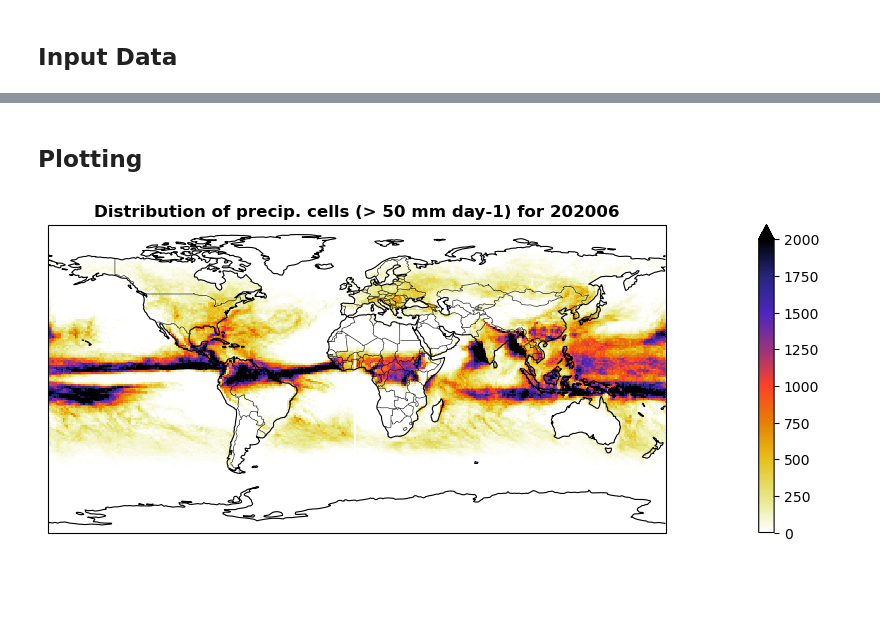
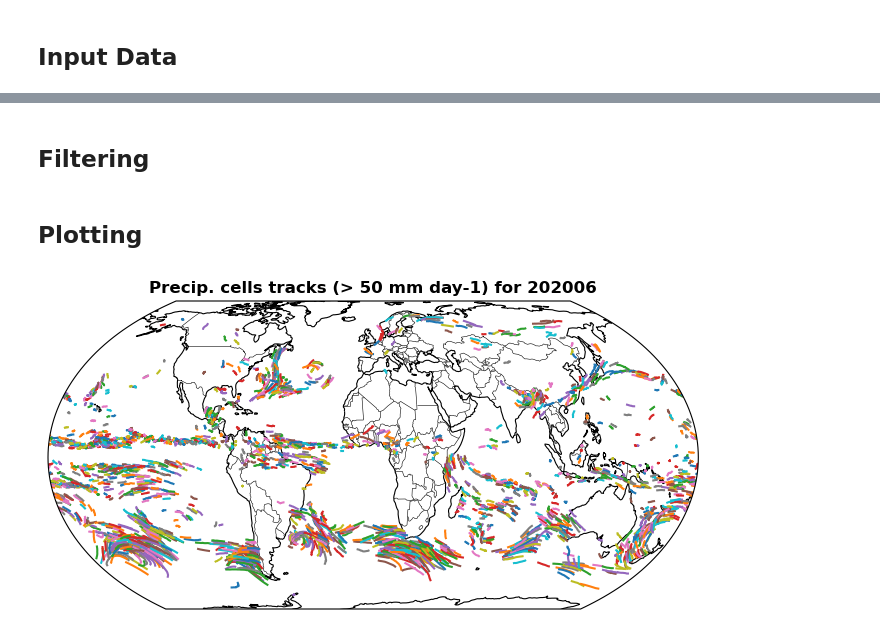
Before and after one commit to fsenf/proj.2025-05_oxford-hackathon, a Jupyter notebook: nbooks/09-Plot-Tracks-on_Map.ipynb, the cells around one changed output, grey strips where cells are left out. Drawn from its saved outputs; the diff is of its cells as text; code cells hidden in the pictures; blank space fills up the shorter version.

```diff
--- a/nbooks/09-Plot-Tracks-on_Map.ipynb
+++ b/nbooks/09-Plot-Tracks-on_Map.ipynb
@@ -81,24 +93,46 @@ count_totals_weighted = xr.DataArray(wt * counts, coords=[lat_bins[:-1], lon_bin
+# %%
+total95_cellindex = track_sum.cell[track_sum.total >= summed_total95_threshold]
+
+area95_cellindex = track_max.cell[track_max.area >= max_area95_threshold]
+
+lifetime95_cellindex = track_sum.cell[track_sum.ones >= lifetime95_threshold]
+# %% [markdown]
+## Filtering
+# %%
+def filter_features_with_cell_index(features, cell_index ):
+    dfilter = cell_index
+    d = features
+
+    # Extract the unique cell values from dfilter
+    filter_cells = set(dfilter.cell.values)
+
+    # Create a boolean mask for rows in the original dataset
+    mask = np.isin(d.cell, list(filter_cells))
+
+    selindex = d.index[mask]
+
+    # Apply the mask to filter the original dataset
+    d_filtered = d.sel(index = selindex)
+
+    return d_filtered
+# %%
+tracks_area_filtered = filter_features_with_cell_index( tracks, area95_cellindex )
+tracks_totals_filtered = filter_features_with_cell_index( tracks, total95_cellindex )
+tracks_lifetime_filtered = filter_features_with_cell_index( tracks, lifetime95_cellindex )
 # %% [markdown]
 ## Plotting
 # %%
 if interactive:
-    target_map = ccrs.PlateCarree()
+    target_map = ccrs.EqualEarth()
     fig, axs = plt.subplots(ncols=1, nrows = 1, subplot_kw={'projection': target_map}, figsize = (24,4))
     plt.sca( axs ) #[0] )
 
-
-    count_area_weighted.plot(x = 'longitude', y = 'latitude', cmap = plt.cm.CMRmap_r, vmax = 2000.,
-                       transform=ccrs.PlateCarree(),  # the data's projection
-            subplot_kws={"projection": target_map},)
-
-#    plt.colorbar( shrink = 0.7, label = f'Density of Precip Cells' )
-#    xfeat.plot.scatter( x = 'longitude', y = 'latitude', markersize =size,
-#                       transform=ccrs.PlateCarree(),  # the data's projection
-#            subplot_kws={"projection": target_map},)
+    for cell_label, cell in tracks_lifetime_filtered.groupby('cell'):
+        axs.plot( cell.longitude, cell.latitude, '-', transform=ccrs.PlateCarree())
 
     ax = plt.gca()
     ax.add_feature(cf.COASTLINE, linewidth=0.8)
     ax.add_feature(cf.BORDERS, linewidth=0.4)
-    ax.set_title(f'Distribution of precip. cells (> 50 mm day-1) for {date}', fontweight = 'bold')
+    ax.set_title(f'Precip. cells tracks (> 50 mm day-1) for {date}', fontweight = 'bold')
 # %% [output]
-[figure, old version]
+[figure, new version]
```
Also changed, not shown: parts of 10 cells of this notebook, 8 other files.
